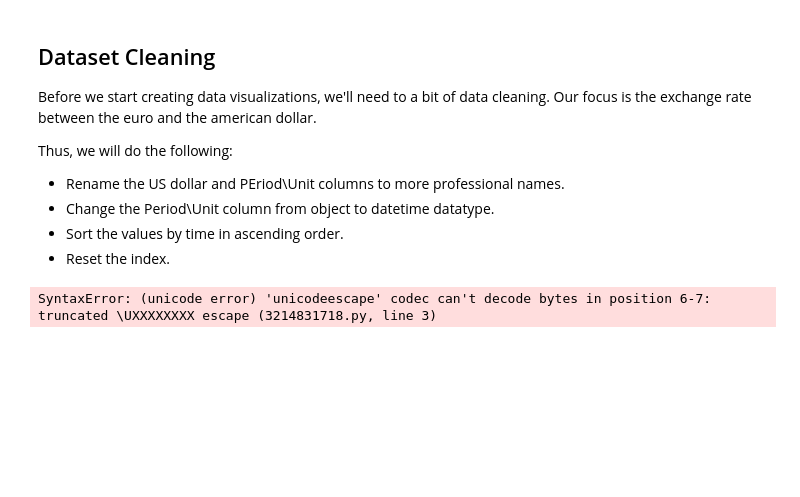
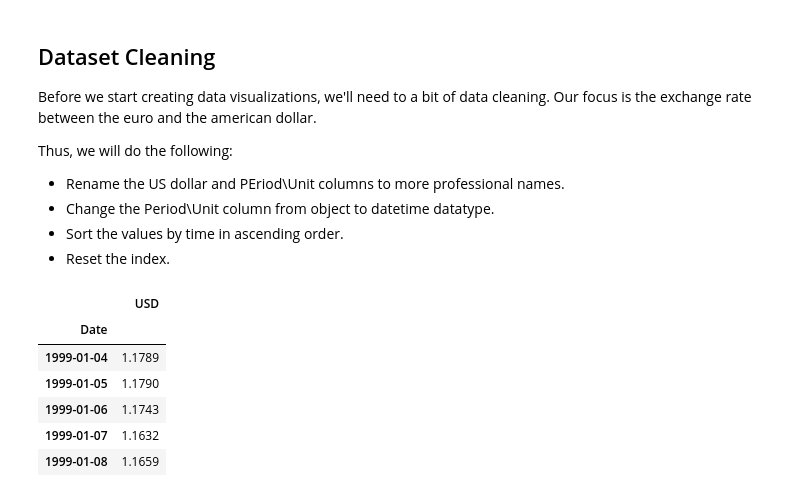
Before and after one commit to jackren0000/Data-Visualization-on-Exchange-Rates, a Jupyter notebook: main.ipynb, the cells around one changed output. Cells and saved outputs as stored; diff of their text form; code cells hidden in the pictures; blank space fills up the shorter version.

```diff
--- a/main.ipynb
+++ b/main.ipynb
@@ -62,10 +62,15 @@ Thus, we will do the following:
 # %%
 # rename the columns for better readability
 df = df.rename(columns={
-    "Period\Unit": "Date",
-    "US dollar": "USD"
+    "Period\\Unit:": "Date",
+    "[US dollar ]": "USD"
 })
 
-df["Date"] = pd.to_datetime(df[])
+# convert the 'Date' column to datetime format
+df["Date"] = pd.to_datetime(df["Date"])
+
+# sort the dataframe by date
+df.sort_values(by="Date", inplace=True)
+
+# set the 'Date' column as the index
+df.set_index("Date", inplace=True)
-# %% [output]
-SyntaxError: (unicode error) 'unicodeescape' codec can't decode bytes in position 6-7: truncated \UXXXXXXXX escape (3214831718.py, line 3)
@@ -71,0 +79,10 @@ SyntaxError: (unicode error) 'unicodeescape' codec can't decode bytes in positio
+# %%
+df_euro_usd.head()
+# %% [output]
+|  | USD |
+| Date |  |
+| 1999-01-04 | 1.1789 |
+| 1999-01-05 | 1.1790 |
+| 1999-01-06 | 1.1743 |
+| 1999-01-07 | 1.1632 |
+| 1999-01-08 | 1.1659 |
```
Also changed, not shown: parts of 5 cells of this notebook.
